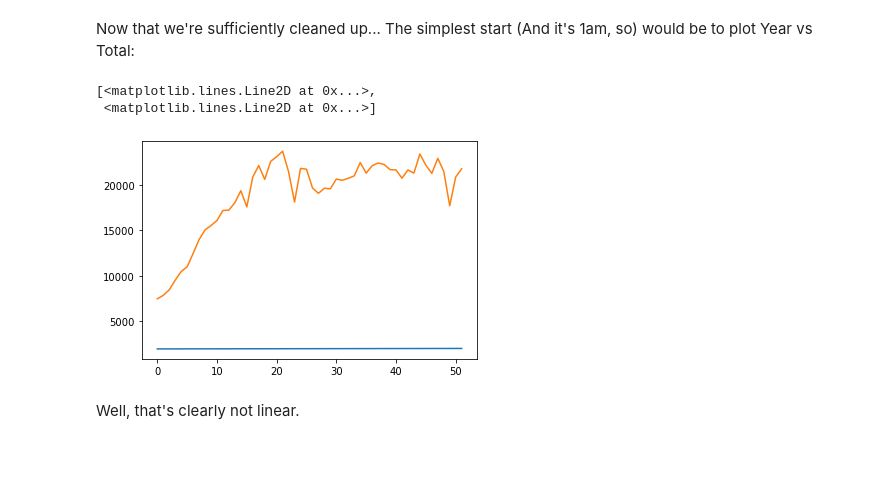
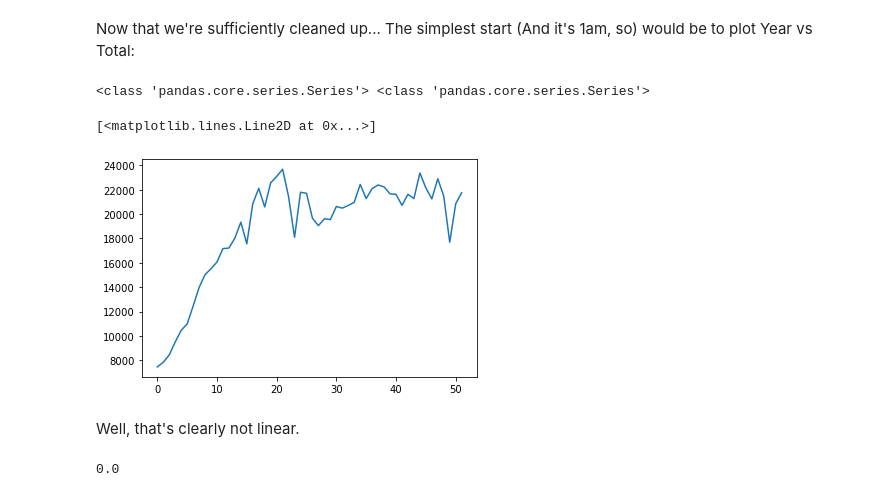
Before and after one commit to fald/fertilizer-predicting, a Jupyter notebook: Linear-Regression.ipynb, the cells around one changed output. Cells and saved outputs as stored; diff of their text form; code cells hidden in the pictures; blank space fills up the shorter version.

```diff
--- a/Linear-Regression.ipynb
+++ b/Linear-Regression.ipynb
@@ -58,12 +60,17 @@ df
 # %% [markdown]
 Now that we're sufficiently cleaned up...
 The simplest start (And it's 1am, so) would be to plot Year vs Total:
-# %%
-data = df[['Year (ending June 30)', 'Total 1000Ts']]
-plt.plot(data)
-# %% [output]
-[<matplotlib.lines.Line2D at 0x...>,
- <matplotlib.lines.Line2D at 0x...>]
-[figure, removed]
+# %%
+# data = df[['Year (ending June 30)', 'Total 1000Ts']]
+# plt.plot(data)
+x_train = df['Year (ending June 30)']
+y_train = df['Total 1000Ts']
+# plt.plot(x_train, y_train)
+x_train2 = pd.Series([x - 1960 for x in x_train]) # Let's just...even that out.
+plt.plot(x_train2, y_train)
+# %% [output]
+<class 'pandas.core.series.Series'> <class 'pandas.core.series.Series'>
+[<matplotlib.lines.Line2D at 0x...>]
+[figure, added]
 # %% [markdown]
 Well, that's clearly not linear.
@@ -69,0 +96,4 @@ Well, that's clearly not linear.
+# %%
+compute_cost(x_train2, y_train, 0, 0) # Oof, bad guess!
+# %% [output]
+0.0
```
Also changed, not shown: parts of 10 cells of this notebook.
